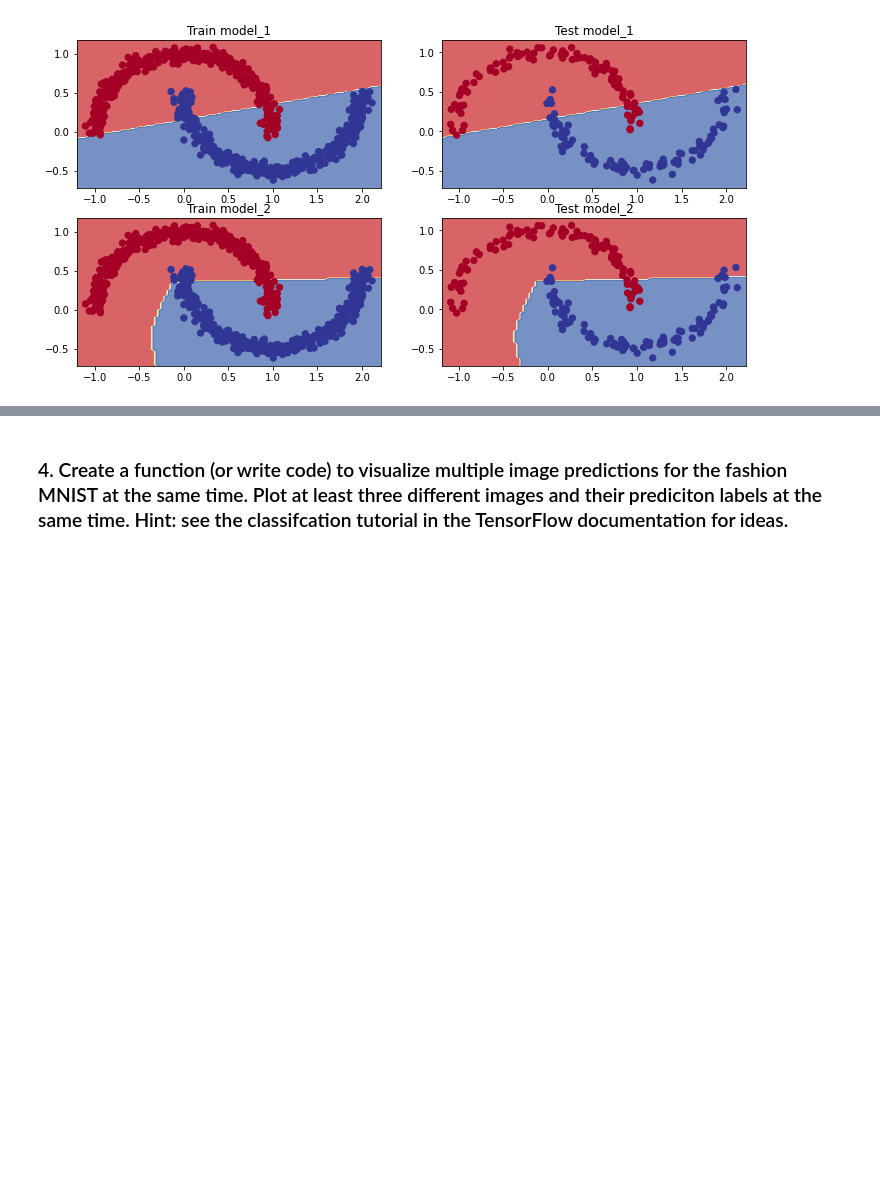
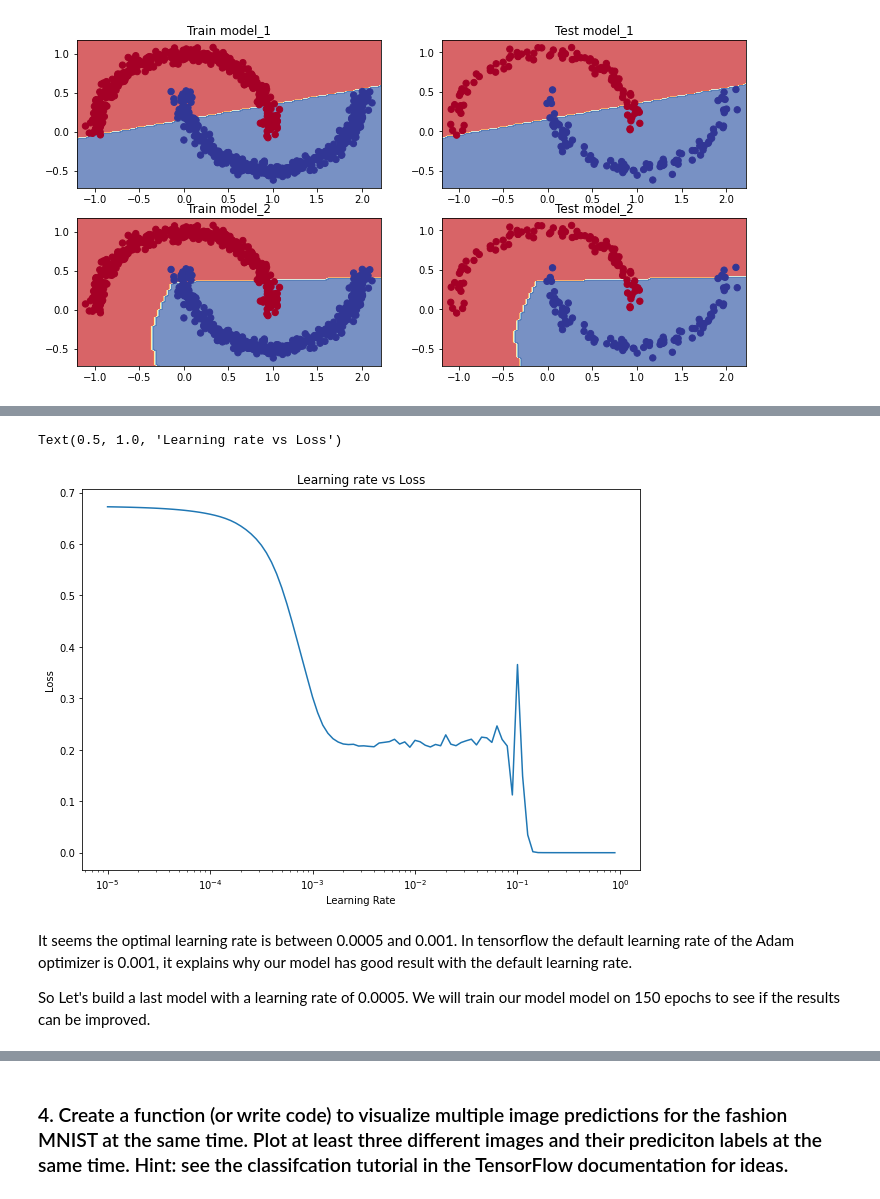
Before and after one commit to danchaud-vincent/tensorflow-deep-learning, a Jupyter notebook: exercices-solutions/02-Neural_Network_For_Classification_problem_Exercices.ipynb, the cells around one changed output, grey strips where cells are left out. Drawn from its saved outputs; the diff is of its cells as text; code cells hidden in the pictures; blank space fills up the shorter version.

```diff
--- a/exercices-solutions/02-Neural_Network_For_Classification_problem_Exercices.ipynb
+++ b/exercices-solutions/02-Neural_Network_For_Classification_problem_Exercices.ipynb
@@ -299,0 +299,22 @@ Let's try to find the best learning rate in order to improve our model if possib
+# %%
+# model 3
+tf.random.set_seed(42)
+
+# create model
+model_3 = tf.keras.Sequential([
+    tf.keras.layers.Dense(6,activation="relu"),
+    tf.keras.layers.Dense(6,activation="relu"),
+    tf.keras.layers.Dense(6,activation="relu"),
+    tf.keras.layers.Dense(1,activation="sigmoid")
+])
+
+# Compile the model
+model_3.compile(loss = tf.keras.losses.BinaryCrossentropy(),
+                optimizer = tf.keras.optimizers.Adam(),
+                metrics = ['accuracy'])
+
+# Callback learning rate
+callback_lr = tf.keras.callbacks.LearningRateScheduler(lambda epoch: 1e-5 * 10 **(epoch/20))
+
+# fit the model
+history_3 = model_3.fit(X_train,y_train, epochs = 100, callbacks=[callback_lr])
@@ -299,0 +339,15 @@ Let's try to find the best learning rate in order to improve our model if possib
+# %%
+# Plot the learning rate
+x = 1e-5 * 10 ** (np.arange(100)/20)
+plt.figure(figsize=(10,7))
+plt.semilogx(x,history_3.history["loss"])
+plt.xlabel("Learning Rate")
+plt.ylabel("Loss")
+plt.title("Learning rate vs Loss")
+# %% [output]
+Text(0.5, 1.0, 'Learning rate vs Loss')
+[figure, added]
+# %% [markdown]
+It seems the optimal learning rate is between 0.0005 and 0.001. In tensorflow the default learning rate of the Adam optimizer is 0.001, it explains why our model has good result with the default learning rate.
+
+So Let's build a last model with a learning rate of 0.0005. We will train our model model on 150 epochs to see if the results can be improved.
```
Also changed, not shown: parts of 12 cells of this notebook.
